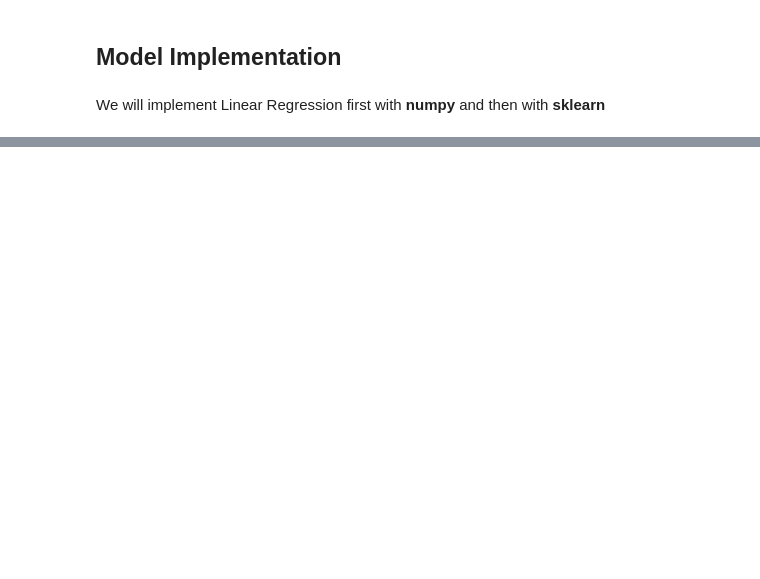
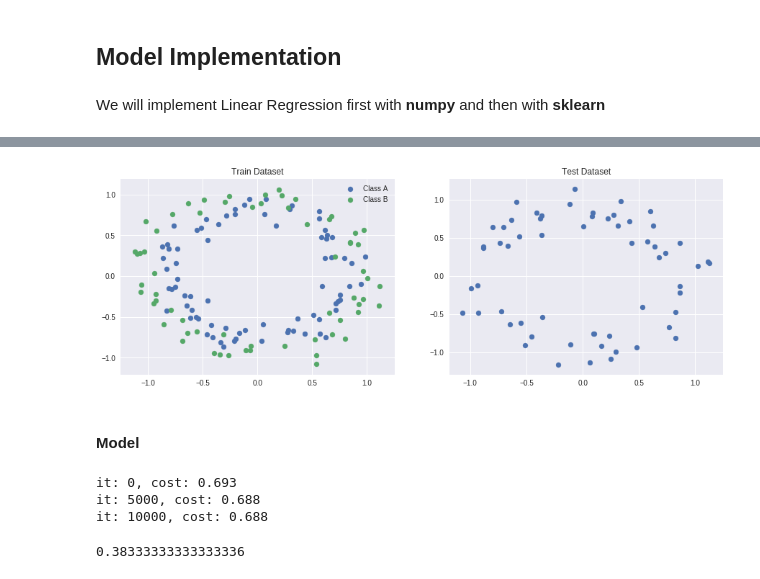
Before and after one commit to jariasf/Machine-Learning, a Jupyter notebook: Logistic Regression/Logistic_Regression.ipynb, the cells around one changed output, grey strips where cells are left out. Drawn from its saved outputs; the diff is of its cells as text; code cells hidden in the pictures; blank space fills up the shorter version.

```diff
--- a/Logistic Regression/Logistic_Regression.ipynb
+++ b/Logistic Regression/Logistic_Regression.ipynb
@@ -190,2 +348,30 @@ y_pred = model.predict(X, 0.5)
+# %%
+X_train, y_train, X_test, y_test = dataset_partition(X, y, 0.7)
+# %%
+plt.subplots(figsize =(15, 5))
+plt.subplot(1, 2, 1)
+plt.scatter(X_train[y_train==1,0], X_train[y_train==1,1])
+plt.scatter(X_train[y_train==0,0], X_train[y_train==0,1])
+plt.legend(['Class A', 'Class B'])
+plt.title('Train Dataset')
+
+plt.subplot(1, 2, 2)
+plt.scatter(X_test[:,0], X_test[:,1])
+plt.title('Test Dataset')
+plt.show()
+# %% [output]
+[figure, added]
+# %% [markdown]
+#### Model
+# %%
+model = LogisticRegression(iterations=15000, learning_rate=0.01,verbose=5000)
+model.train(X_train,y_train)
+y_pred = model.predict(X_test, 0.5)
+# %% [output]
+it: 0, cost: 0.693
+it: 5000, cost: 0.688
+it: 10000, cost: 0.688
 # %%
-(y_pred == y).mean()
+(y_pred == y_test).mean()
+# %% [output]
+0.38333333333333336
```
Also changed, not shown: parts of 52 cells of this notebook.
